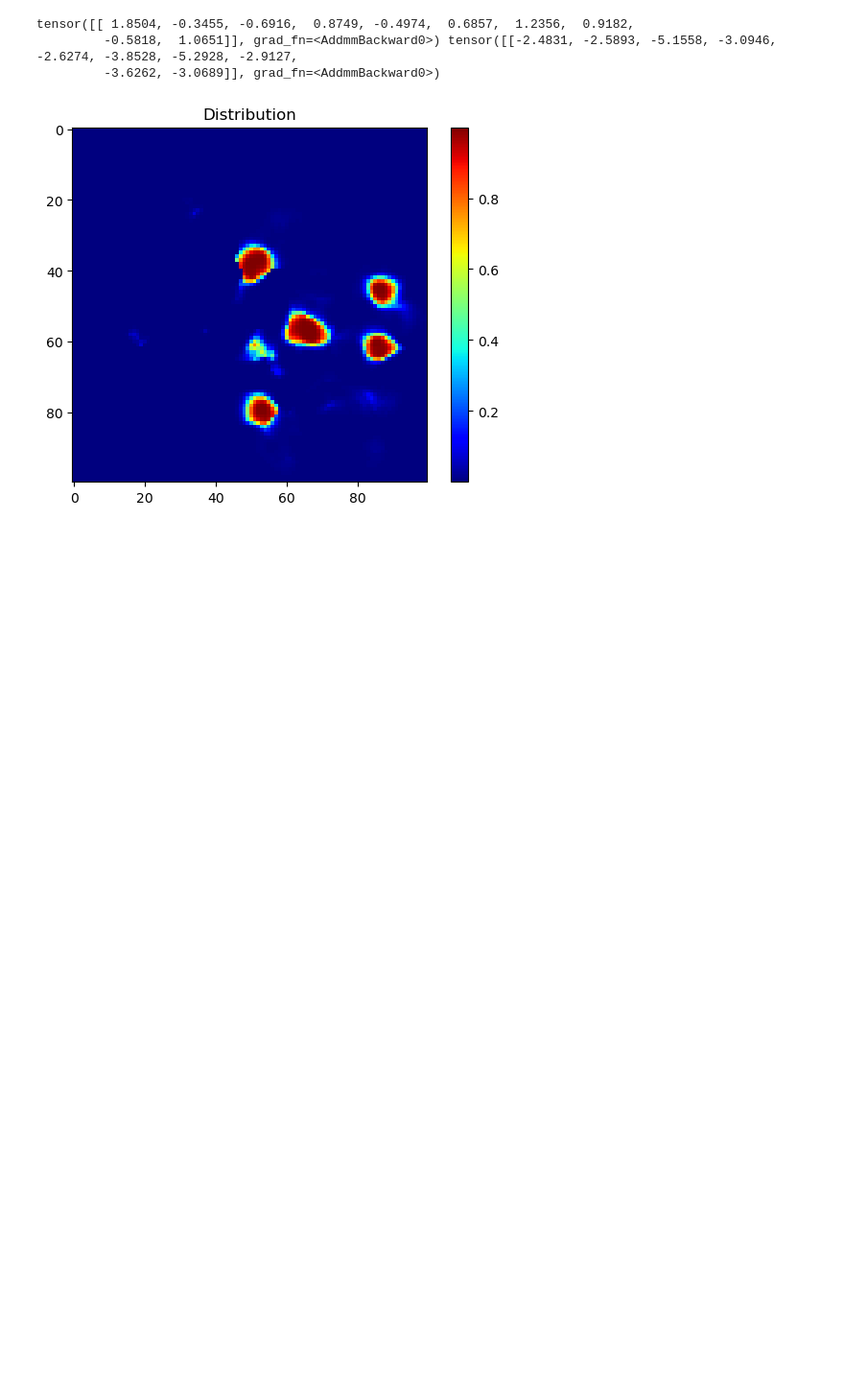
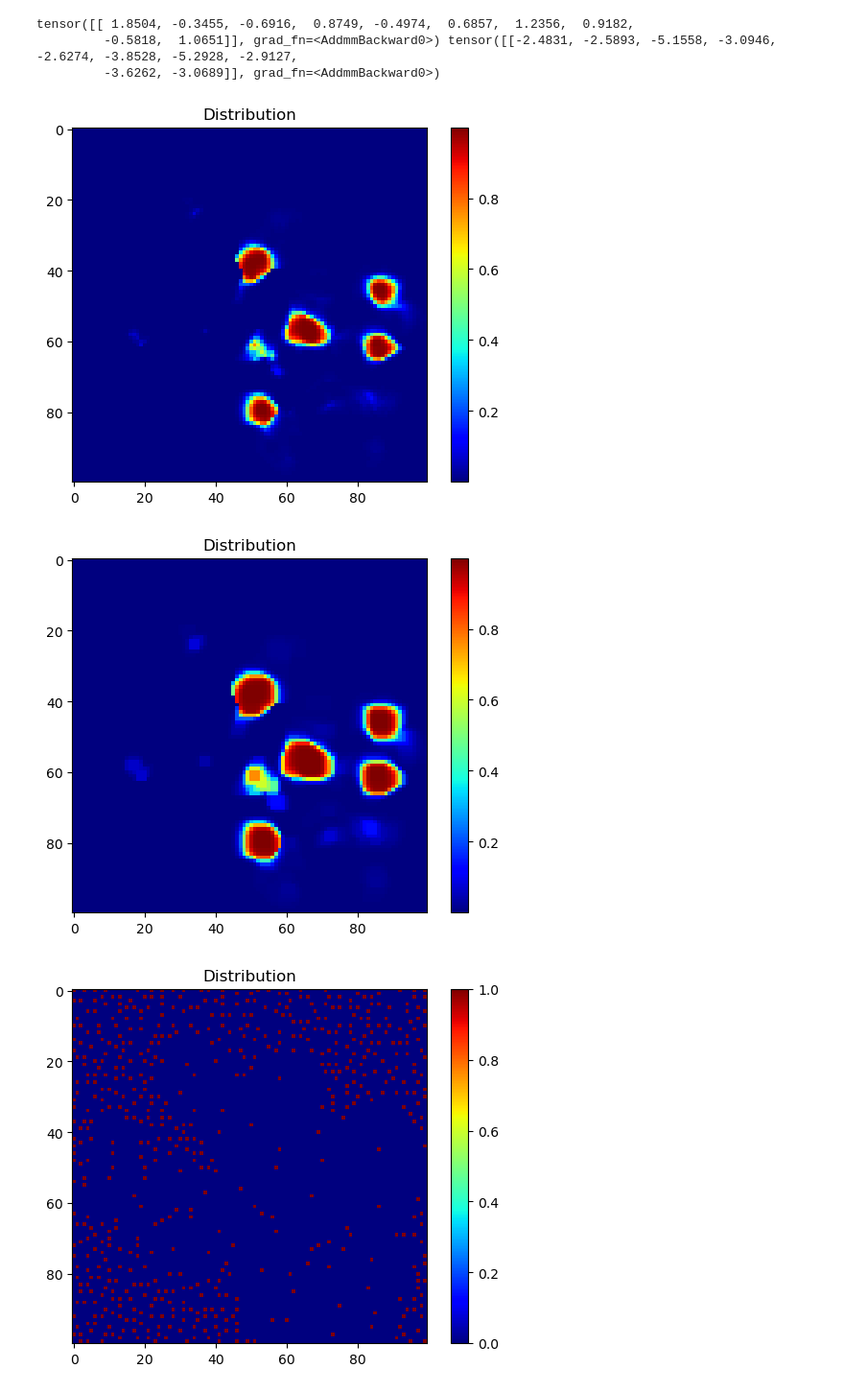
Before and after one commit to DaniAffCH/passage-human-feedback, a Jupyter notebook: generator/inference.ipynb, the cells around one changed output. Shown: that part at 96% size. Drawn from its saved outputs; the diff is of its cells as text; code cells hidden in the pictures; blank space fills up the shorter version.

```diff
--- a/generator/inference.ipynb
+++ b/generator/inference.ipynb
@@ -78,3 +78,13 @@ x_perturb = x_perturb.view(100, 100).detach().numpy()
 Distribution.plot(x_perturb)
 # %% [output]
 [figure]
+# %%
+mp = torch.nn.MaxPool2d(3, 1, 1)
+tt = torch.tensor(x_perturb)
+nms = mp(tt.unsqueeze(0)).squeeze().detach().numpy()
+candidates = nms == x_perturb
+Distribution.plot(nms)
+Distribution.plot(candidates)
+# %% [output]
+[figure, added]
+[figure, added]
```
